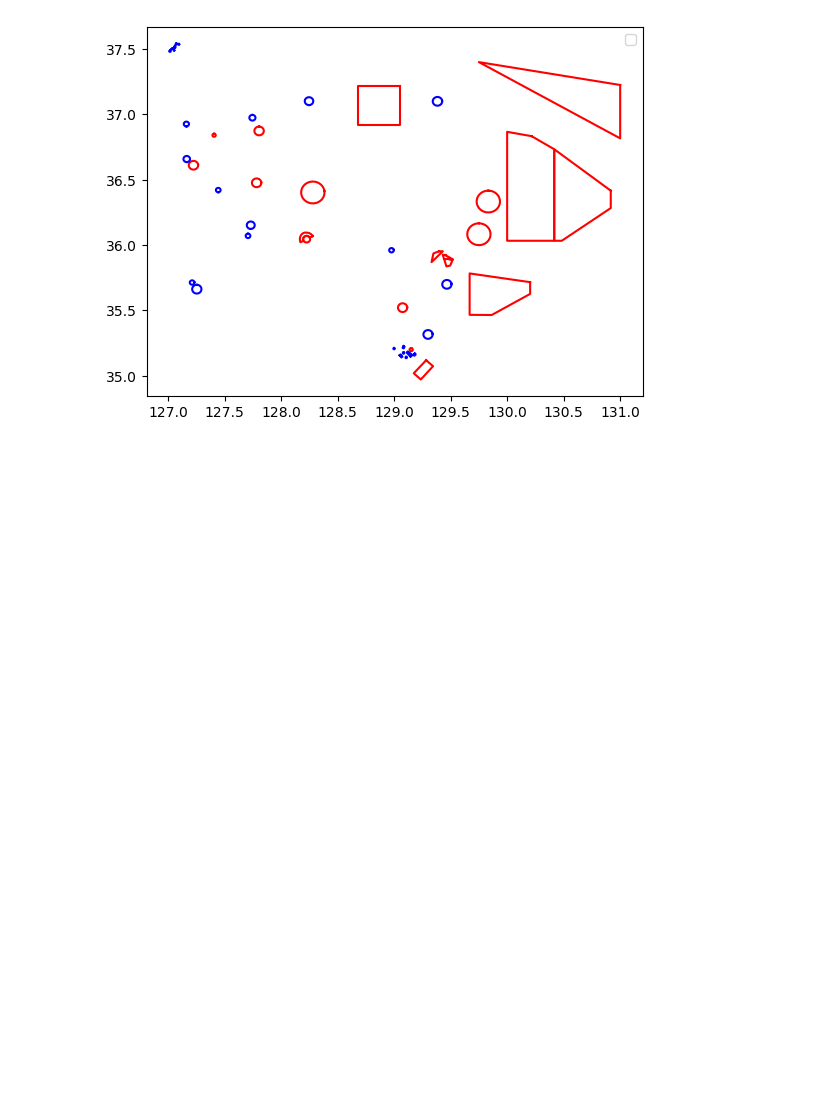
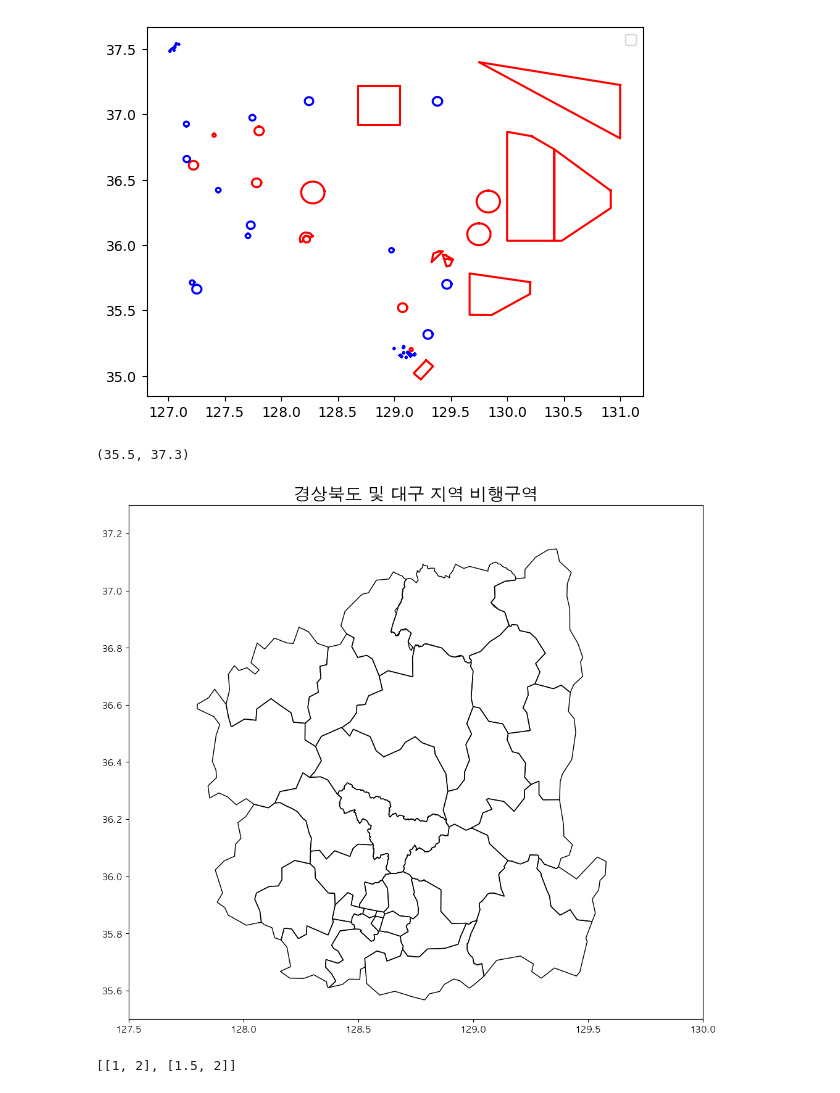
Before and after one commit to HowveYoobin/Big_Data_Design, a Jupyter notebook: Team_project/api_practice.ipynb, the cells around one changed output. Saved outputs shown, nothing was run; the diff lists cells and outputs as text; code cells hidden in the pictures; blank space fills up the shorter version.

```diff
--- a/Team_project/api_practice.ipynb
+++ b/Team_project/api_practice.ipynb
@@ -315,3 +333,34 @@ plt_visualize(restricted, danger)
 # %% [output]
 No artists with labels found to put in legend.  Note that artists whose label start with an underscore are ignored when legend() is called with no argument.
 [figure]
+# %%
+from matplotlib import rc
+rc('font', family='AppleGothic')
+plt.rcParams['axes.unicode_minus'] = False
+import geopandas as gpd
+from shapely import wkt
+import matplotlib.pyplot as plt
+
+df = pd.read_csv('GSBD_DG_geo.csv')
+df['geometry'] = df['geometry'].apply(wkt.loads)
+geo = gpd.GeoDataFrame(df, crs='epsg:4326')
+fig,ax = plt.subplots(figsize=(12,12))
+geo.boundary.plot(ax=ax, linewidth=1, colors = 'black')
+ax.set_title("경상북도 및 대구 지역 비행구역", fontsize=20)
+ax.set_xlim(127.5, 130)
+ax.set_ylim(35.5, 37.3)
+# %% [output]
+(35.5, 37.3)
+[figure, added]
+# %%
+amm = []
+coord = [1, 2]
+amm.append(coord)
+co = [1, 2]
+if co in amm:
+    co[0] = co[0] + 0.5
+    amm.append(co)
+
+amm
+# %% [output]
+[[1, 2], [1.5, 2]]
```
Also changed, not shown: parts of 2 cells of this notebook.
